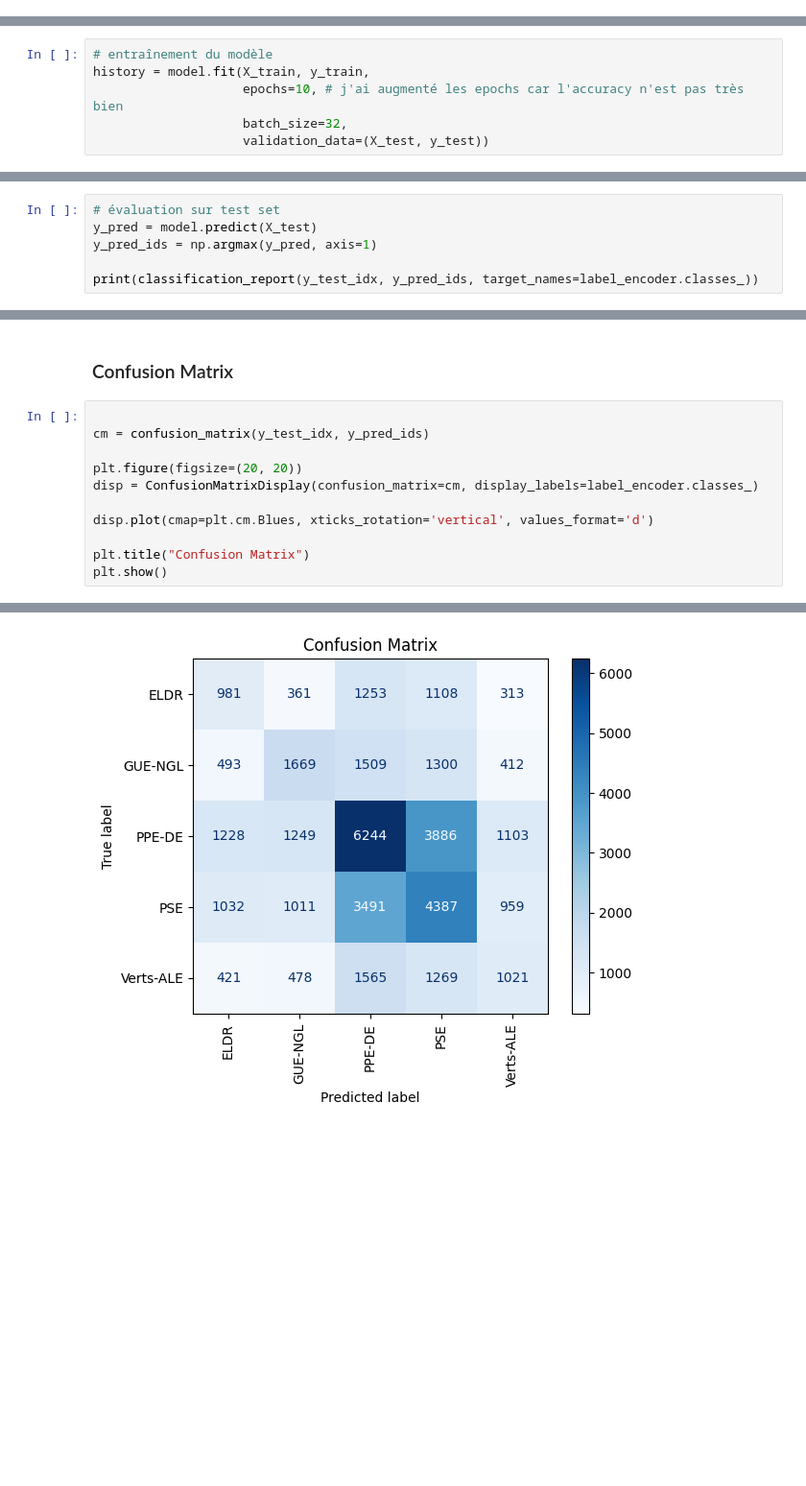
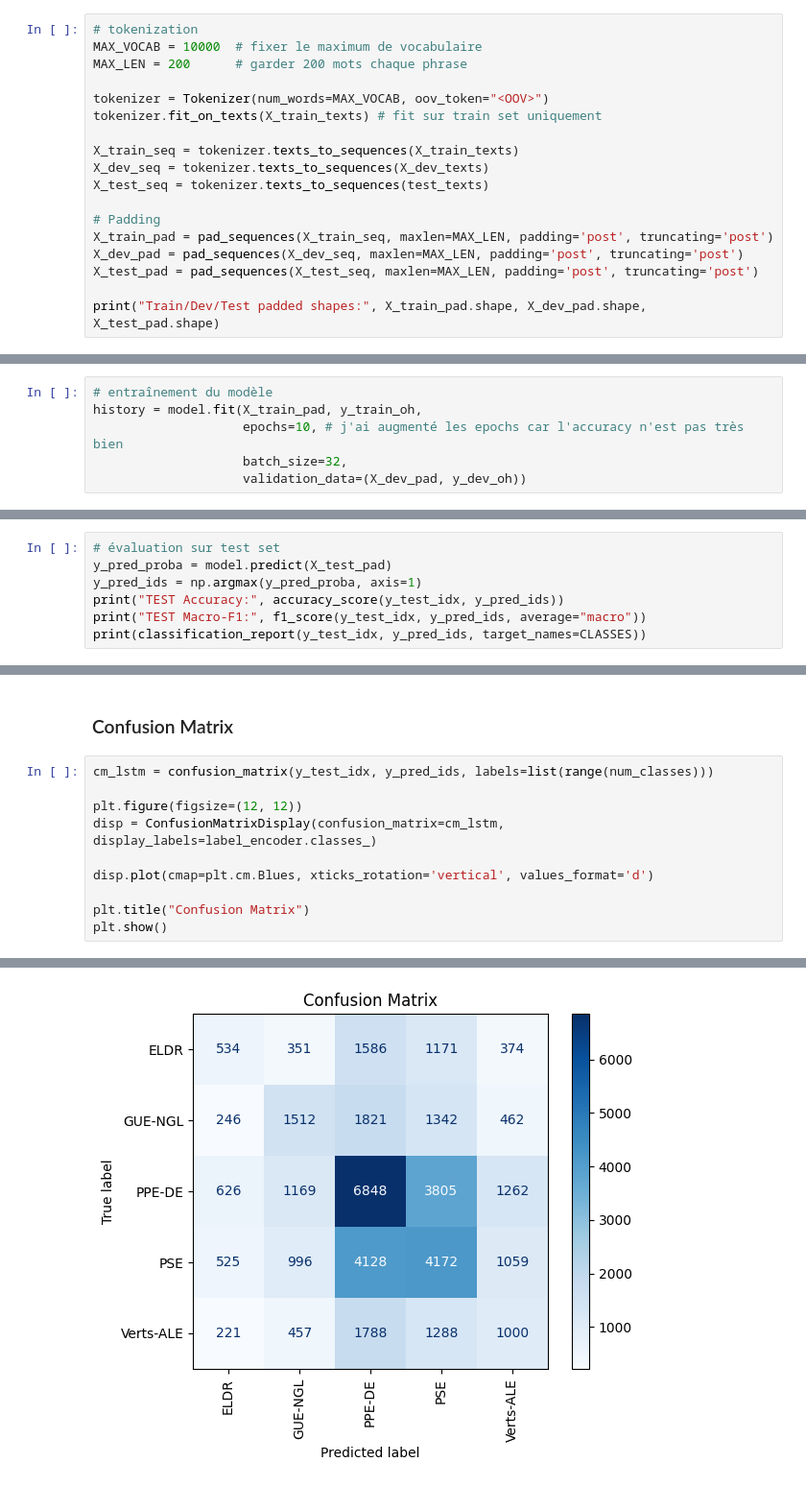
Before and after one commit to Xiaobo33/Apprentissage_artificiel, a Jupyter notebook: Projet_finale_LSTM.ipynb, the cells around one changed output, grey strips where cells are left out. Shown at 96% size. Saved outputs shown, nothing was run; the diff lists cells and outputs as text; blank space fills up the shorter version.

```diff
--- a/Projet_finale_LSTM.ipynb
+++ b/Projet_finale_LSTM.ipynb
@@ -303,0 +495,18 @@ plt.show()
+# %%
+# tokenization
+MAX_VOCAB = 10000  # fixer le maximum de vocabulaire
+MAX_LEN = 200      # garder 200 mots chaque phrase
+
+tokenizer = Tokenizer(num_words=MAX_VOCAB, oov_token="<OOV>")
+tokenizer.fit_on_texts(X_train_texts) # fit sur train set uniquement
+
+X_train_seq = tokenizer.texts_to_sequences(X_train_texts)
+X_dev_seq = tokenizer.texts_to_sequences(X_dev_texts)
+X_test_seq = tokenizer.texts_to_sequences(test_texts)
+
+# Padding
+X_train_pad = pad_sequences(X_train_seq, maxlen=MAX_LEN, padding='post', truncating='post')
+X_dev_pad = pad_sequences(X_dev_seq, maxlen=MAX_LEN, padding='post', truncating='post')
+X_test_pad = pad_sequences(X_test_seq, maxlen=MAX_LEN, padding='post', truncating='post')
+
+print("Train/Dev/Test padded shapes:", X_train_pad.shape, X_dev_pad.shape, X_test_pad.shape)
@@ -319,8 +528,8 @@ model.compile(optimizer='adam',
 # %%
 # entraînement du modèle
-history = model.fit(X_train, y_train,
+history = model.fit(X_train_pad, y_train_oh,
                     epochs=10, # j'ai augmenté les epochs car l'accuracy n'est pas très bien
                     batch_size=32,
-                    validation_data=(X_test, y_test))
+                    validation_data=(X_dev_pad, y_dev_oh))
 # %% [output]
 Epoch 1/10
@@ -346,7 +555,8 @@ Epoch 10/10
 # %%
 # évaluation sur test set
-y_pred = model.predict(X_test)
-y_pred_ids = np.argmax(y_pred, axis=1)
-
-print(classification_report(y_test_idx, y_pred_ids, target_names=label_encoder.classes_))
+y_pred_proba = model.predict(X_test_pad)
+y_pred_ids = np.argmax(y_pred_proba, axis=1)
+print("TEST Accuracy:", accuracy_score(y_test_idx, y_pred_ids))
+print("TEST Macro-F1:", f1_score(y_test_idx, y_pred_ids, average="macro"))
+print(classification_report(y_test_idx, y_pred_ids, target_names=CLASSES))
 # %% [output]
@@ -398,11 +615,10 @@ plot_history(history)
 # %% [markdown]
 ### Confusion Matrix
 # %%
+cm_lstm = confusion_matrix(y_test_idx, y_pred_ids, labels=list(range(num_classes)))
 
-cm = confusion_matrix(y_test_idx, y_pred_ids)
-
-plt.figure(figsize=(20, 20))
-disp = ConfusionMatrixDisplay(confusion_matrix=cm, display_labels=label_encoder.classes_)
+plt.figure(figsize=(12, 12))
+disp = ConfusionMatrixDisplay(confusion_matrix=cm_lstm, display_labels=label_encoder.classes_)
 
 disp.plot(cmap=plt.cm.Blues, xticks_rotation='vertical', values_format='d')
 
@@ -413 +629 @@ plt.show()
-[figure, old version]
+[figure, new version]
```
Also changed, not shown: parts of 40 cells of this notebook.
